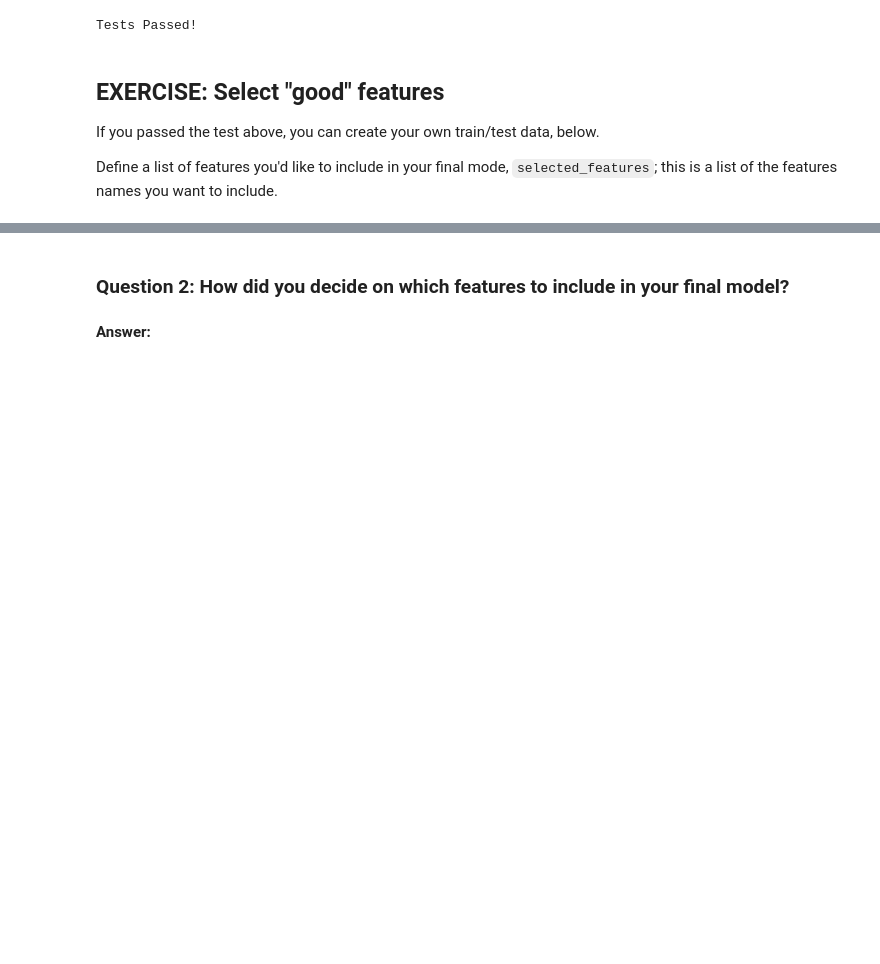
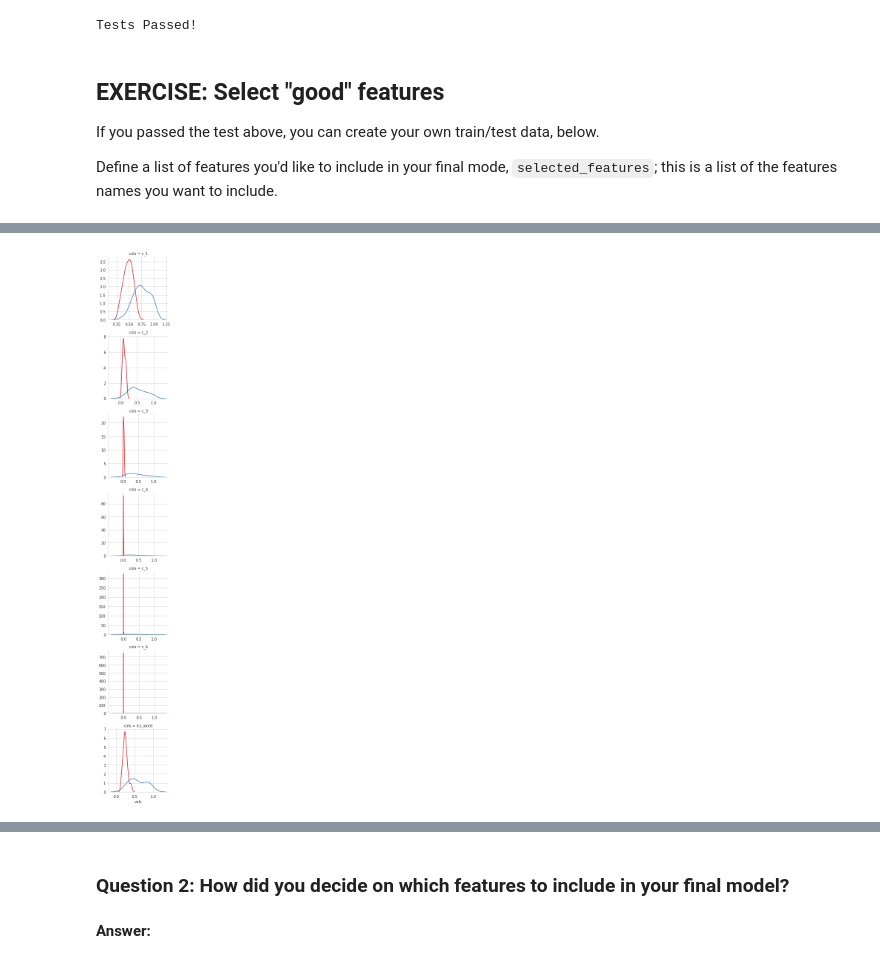
Before and after one commit to adelmofilho/UdacityPlagiarismDetection, a Jupyter notebook: 2_Plagiarism_Feature_Engineering.ipynb, the cells around one changed output, grey strips where cells are left out. Saved outputs shown, nothing was run; the diff lists cells and outputs as text; code cells hidden in the pictures; blank space fills up the shorter version.

Commit message:
feat: add graphs for separation class

```diff
--- a/2_Plagiarism_Feature_Engineering.ipynb
+++ b/2_Plagiarism_Feature_Engineering.ipynb
@@ -913,0 +916,4 @@ Define a list of features you'd like to include in your final mode, `selected_fe
+# %%
+master_table = pd.concat([complete_df[["Class", "Datatype"]], features_df], axis = 1)
+train_table = master_table[master_table["Datatype"] == "train"].drop("Datatype",axis=1)
+train_table.head()
@@ -914,3 +927,10 @@ Define a list of features you'd like to include in your final mode, `selected_fe
+# %%
+df = train_table.melt(['Class'], var_name='cols',  value_name='vals',)
+# %%
+g = sns.FacetGrid(df, col='cols', hue="Class", palette="Set1",col_wrap=1,sharey=False, sharex=False)
+g = (g.map(sns.kdeplot, "vals"))
+# %% [output]
+[figure, added]
 # %%
 # Select your list of features, this should be column names from features_df
 # ex. ['c_1', 'lcs_word']
```
Also changed, not shown: parts of 9 cells of this notebook, 2 other files.
